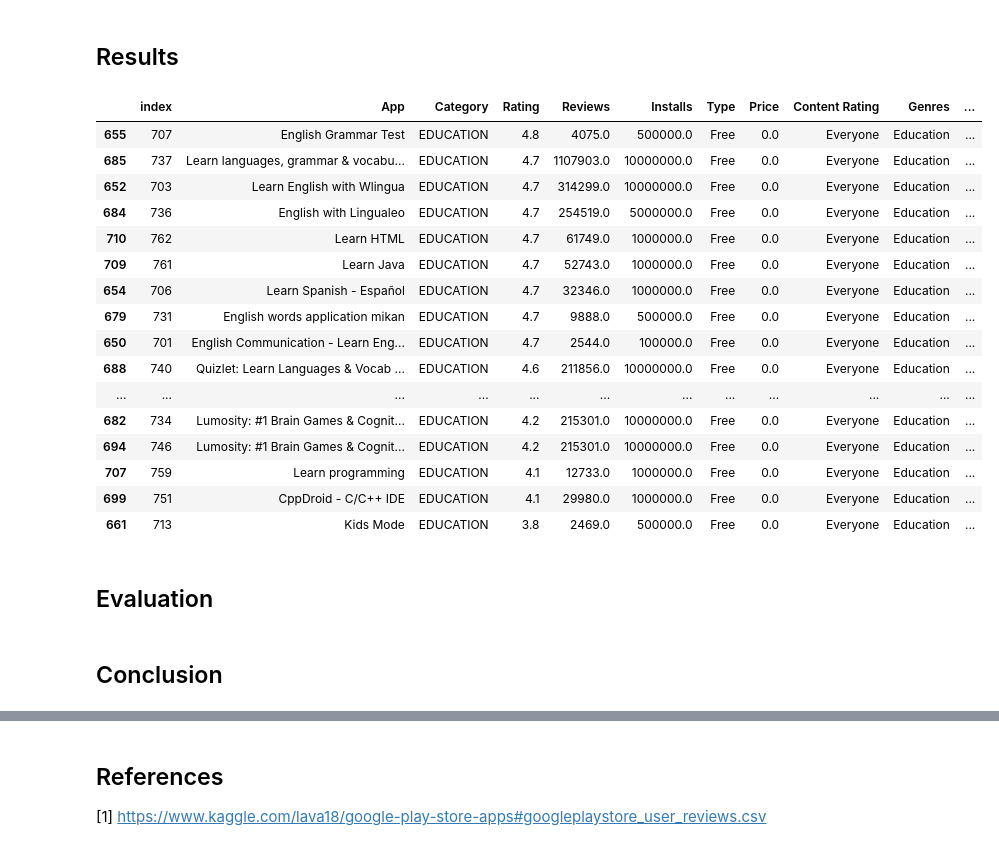
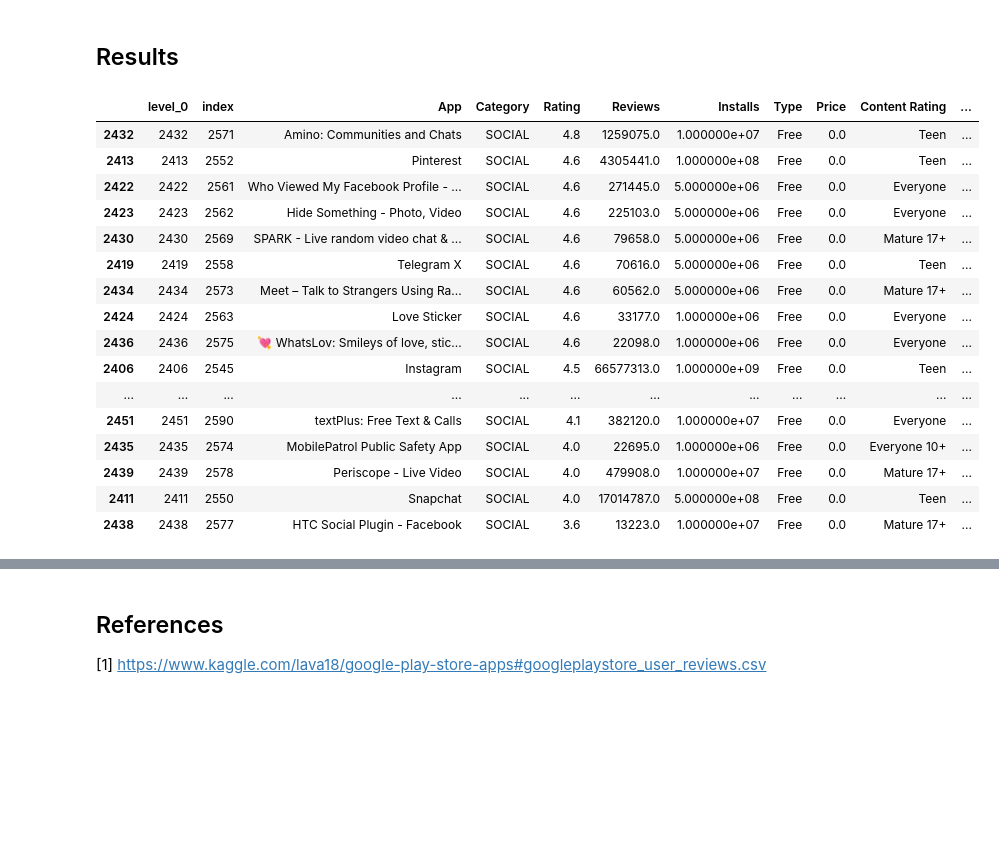
Before and after one commit to chrisann0295/DataExploration, a Jupyter notebook: DataAnalysis.ipynb, the cells around one changed output, grey strips where cells are left out. Cells and saved outputs as stored; diff of their text form; code cells hidden in the pictures; blank space fills up the shorter version.

```diff
--- a/DataAnalysis.ipynb
+++ b/DataAnalysis.ipynb
@@ -207,7 +207,12 @@ indices = pd.Series(data.index, index=data['App'])
 
 def get_recommendations(app_name):
     idx = indices[app_name]
-    sim_scores = list(enumerate(cosine_sim[idx]))
+    if isinstance(idx, np.int64):
+        sim_scores = list(enumerate(cosine_sim[idx]))
+    else:
+        sim_scores = []
+        for idx in idx:
+            sim_scores.extend(list(enumerate(cosine_sim[idx])))
     sim_scores = sorted(sim_scores, key=lambda x: x[1], reverse=True)
     sim_scores = sim_scores[1:50]
     app_indices = [i[0] for i in sim_scores]
@@ -233,26 +238,23 @@ def ranked_recommendations(recommended_data):
 # %% [markdown]
 ## Results
 # %%
-get_recommendations('German Vocabulary Trainer').head(100)
+# get_recommendations('German Vocabulary Trainer').head(100)
+get_recommendations('Facebook').head(100)
 # %% [output]
-|  | index | App | Category | Rating | Reviews | Installs | Type | Price | Content Rating | Genres | ... |
-| 655 | 707 | English Grammar Test | EDUCATION | 4.8 | 4075.0 | 500000.0 | Free | 0.0 | Everyone | Education | ... |
-| 685 | 737 | Learn languages, grammar & vocabu... | EDUCATION | 4.7 | 1107903.0 | 10000000.0 | Free | 0.0 | Everyone | Education | ... |
-| 652 | 703 | Learn English with Wlingua | EDUCATION | 4.7 | 314299.0 | 10000000.0 | Free | 0.0 | Everyone | Education | ... |
-| 684 | 736 | English with Lingualeo | EDUCATION | 4.7 | 254519.0 | 5000000.0 | Free | 0.0 | Everyone | Education | ... |
-| 710 | 762 | Learn HTML | EDUCATION | 4.7 | 61749.0 | 1000000.0 | Free | 0.0 | Everyone | Education | ... |
-| 709 | 761 | Learn Java | EDUCATION | 4.7 | 52743.0 | 1000000.0 | Free | 0.0 | Everyone | Education | ... |
-| 654 | 706 | Learn Spanish - Español | EDUCATION | 4.7 | 32346.0 | 1000000.0 | Free | 0.0 | Everyone | Education | ... |
-| 679 | 731 | English words application mikan | EDUCATION | 4.7 | 9888.0 | 500000.0 | Free | 0.0 | Everyone | Education | ... |
-| 650 | 701 | English Communication - Learn Eng... | EDUCATION | 4.7 | 2544.0 | 100000.0 | Free | 0.0 | Everyone | Education | ... |
-| 688 | 740 | Quizlet: Learn Languages & Vocab ... | EDUCATION | 4.6 | 211856.0 | 10000000.0 | Free | 0.0 | Everyone | Education | ... |
+|  | level_0 | index | App | Category | Rating | Reviews | Installs | Type | Price | Content Rating | ... |
+| 2432 | 2432 | 2571 | Amino: Communities and Chats | SOCIAL | 4.8 | 1259075.0 | 1.000000e+07 | Free | 0.0 | Teen | ... |
+| 2413 | 2413 | 2552 | Pinterest | SOCIAL | 4.6 | 4305441.0 | 1.000000e+08 | Free | 0.0 | Teen | ... |
+| 2422 | 2422 | 2561 | Who Viewed My Facebook Profile - ... | SOCIAL | 4.6 | 271445.0 | 5.000000e+06 | Free | 0.0 | Everyone | ... |
+| 2423 | 2423 | 2562 | Hide Something - Photo, Video | SOCIAL | 4.6 | 225103.0 | 5.000000e+06 | Free | 0.0 | Everyone | ... |
+| 2430 | 2430 | 2569 | SPARK - Live random video chat & ... | SOCIAL | 4.6 | 79658.0 | 5.000000e+06 | Free | 0.0 | Mature 17+ | ... |
+| 2419 | 2419 | 2558 | Telegram X | SOCIAL | 4.6 | 70616.0 | 5.000000e+06 | Free | 0.0 | Teen | ... |
+| 2434 | 2434 | 2573 | Meet – Talk to Strangers Using Ra... | SOCIAL | 4.6 | 60562.0 | 5.000000e+06 | Free | 0.0 | Mature 17+ | ... |
+| 2424 | 2424 | 2563 | Love Sticker | SOCIAL | 4.6 | 33177.0 | 1.000000e+06 | Free | 0.0 | Everyone | ... |
+| 2436 | 2436 | 2575 | 💘 WhatsLov: Smileys of love, stic... | SOCIAL | 4.6 | 22098.0 | 1.000000e+06 | Free | 0.0 | Everyone | ... |
+| 2406 | 2406 | 2545 | Instagram | SOCIAL | 4.5 | 66577313.0 | 1.000000e+09 | Free | 0.0 | Teen | ... |
 | ... | ... | ... | ... | ... | ... | ... | ... | ... | ... | ... | ... |
-| 682 | 734 | Lumosity: #1 Brain Games & Cognit... | EDUCATION | 4.2 | 215301.0 | 10000000.0 | Free | 0.0 | Everyone | Education | ... |
-| 694 | 746 | Lumosity: #1 Brain Games & Cognit... | EDUCATION | 4.2 | 215301.0 | 10000000.0 | Free | 0.0 | Everyone | Education | ... |
-| 707 | 759 | Learn programming | EDUCATION | 4.1 | 12733.0 | 1000000.0 | Free | 0.0 | Everyone | Education | ... |
-| 699 | 751 | CppDroid - C/C++ IDE | EDUCATION | 4.1 | 29980.0 | 1000000.0 | Free | 0.0 | Everyone | Education | ... |
-| 661 | 713 | Kids Mode | EDUCATION | 3.8 | 2469.0 | 500000.0 | Free | 0.0 | Everyone | Education | ... |
+| 2451 | 2451 | 2590 | textPlus: Free Text & Calls | SOCIAL | 4.1 | 382120.0 | 1.000000e+07 | Free | 0.0 | Everyone | ... |
+| 2435 | 2435 | 2574 | MobilePatrol Public Safety App | SOCIAL | 4.0 | 22695.0 | 1.000000e+06 | Free | 0.0 | Everyone 10+ | ... |
+| 2439 | 2439 | 2578 | Periscope - Live Video | SOCIAL | 4.0 | 479908.0 | 1.000000e+07 | Free | 0.0 | Mature 17+ | ... |
+| 2411 | 2411 | 2550 | Snapchat | SOCIAL | 4.0 | 17014787.0 | 5.000000e+08 | Free | 0.0 | Teen | ... |
+| 2438 | 2438 | 2577 | HTC Social Plugin - Facebook | SOCIAL | 3.6 | 13223.0 | 1.000000e+07 | Free | 0.0 | Mature 17+ | ... |
-# %% [markdown]
-## Evaluation
-# %% [markdown]
-## Conclusion
```
Also changed, not shown: parts of 4 cells of this notebook, 1 other file.
